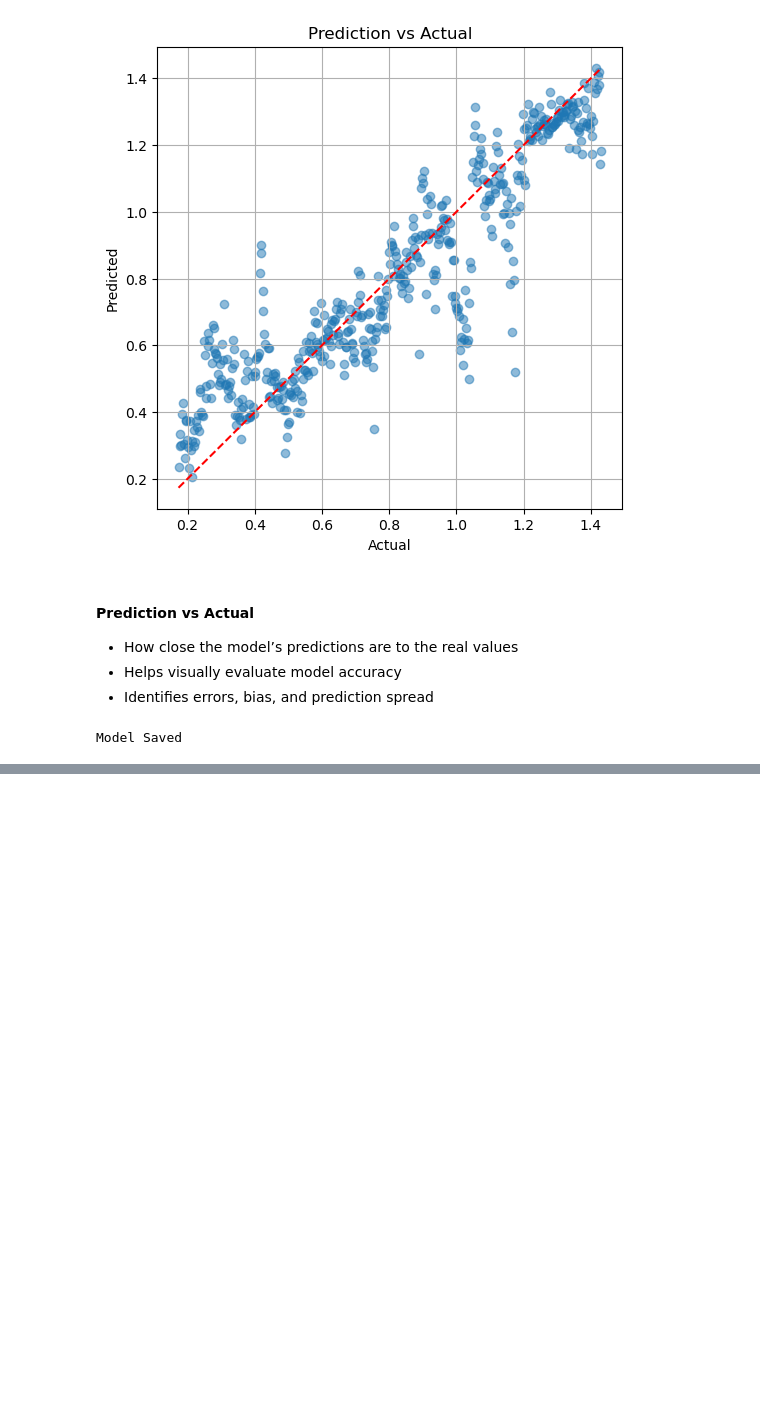
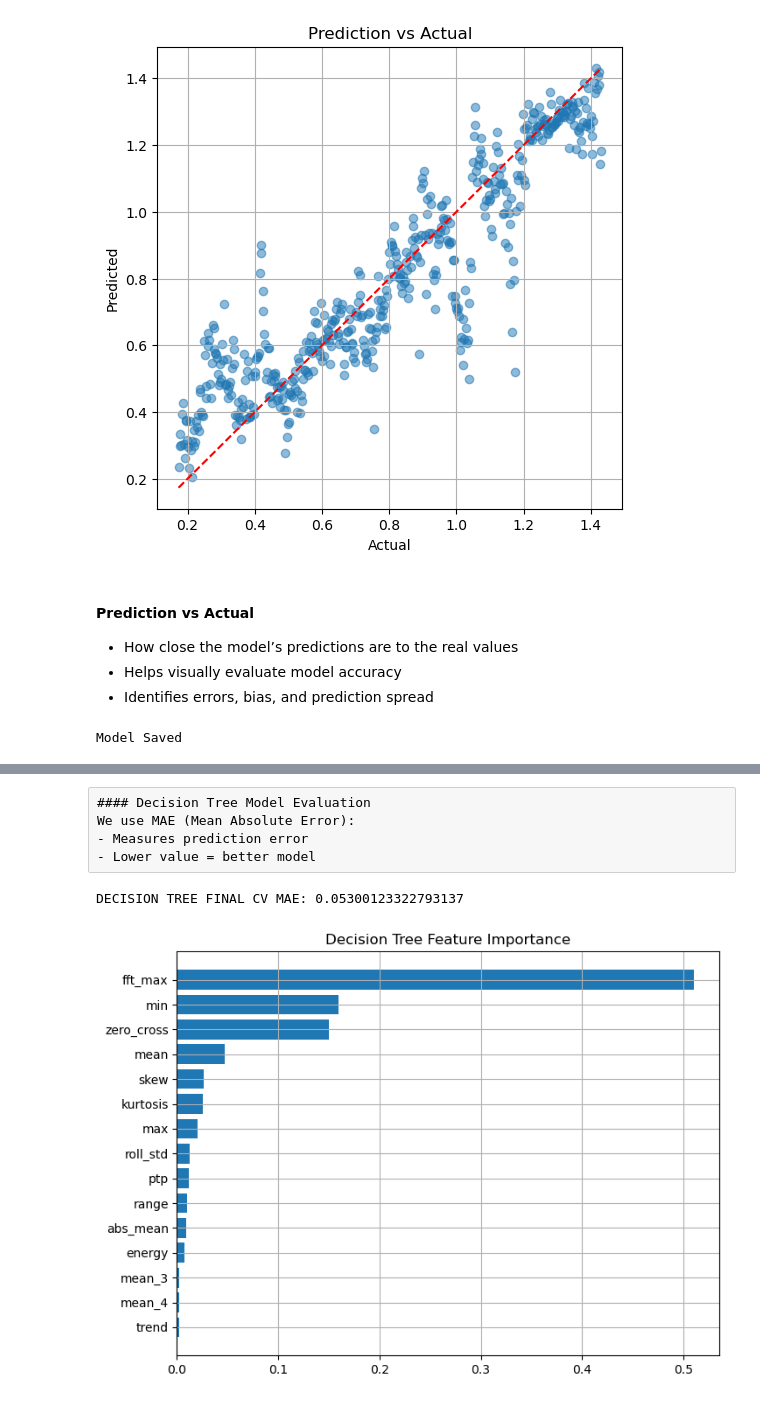
Before and after one commit to Sahil1393/LANL_Earthquake_Prediction, a Jupyter notebook: notebook/Model_train.ipynb, the cells around one changed output, grey strips where cells are left out. Cells and saved outputs as stored; diff of their text form; code cells hidden in the pictures; blank space fills up the shorter version.

```diff
--- a/notebook/Model_train.ipynb
+++ b/notebook/Model_train.ipynb
@@ -294,0 +363,29 @@ Model Saved
+# %% [raw]
+#### Decision Tree Model Evaluation
+We use MAE (Mean Absolute Error):
+- Measures prediction error
+- Lower value = better model
+# %%
+# 12. DECISION TREE FINAL SCORE
+
+dt_final_mae = mean_absolute_error(y, dt_oof_preds)
+print("\nDECISION TREE FINAL CV MAE:", dt_final_mae)
+# %% [output]
+DECISION TREE FINAL CV MAE: 0.05300123322793137
+# %%
+# 13. DECISION TREE FEATURE IMPORTANCE
+
+dt_importances = np.mean([m[0].feature_importances_ for m in dt_models], axis=0)
+
+dt_imp_df = pd.DataFrame({
+    "feature": X.columns,
+    "importance": dt_importances
+}).sort_values(by="importance", ascending=False)
+
+plt.figure(figsize=(8,6))
+plt.barh(dt_imp_df["feature"][:15][::-1], dt_imp_df["importance"][:15][::-1])
+plt.title("Decision Tree Feature Importance")
+plt.grid()
+plt.show()
+# %% [output]
+[figure, added]
```
Also changed, not shown: parts of 17 cells of this notebook, 1 other file.
